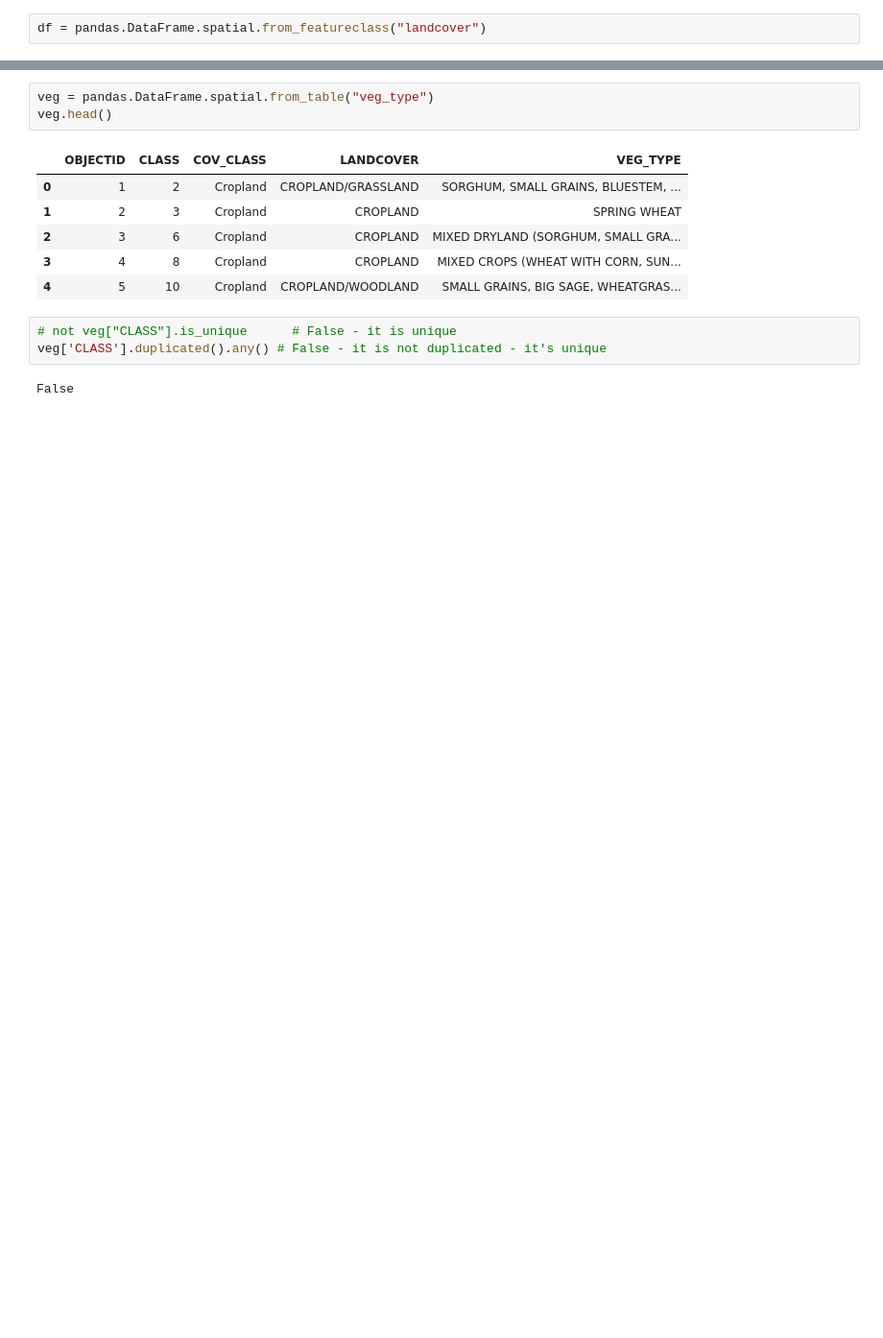
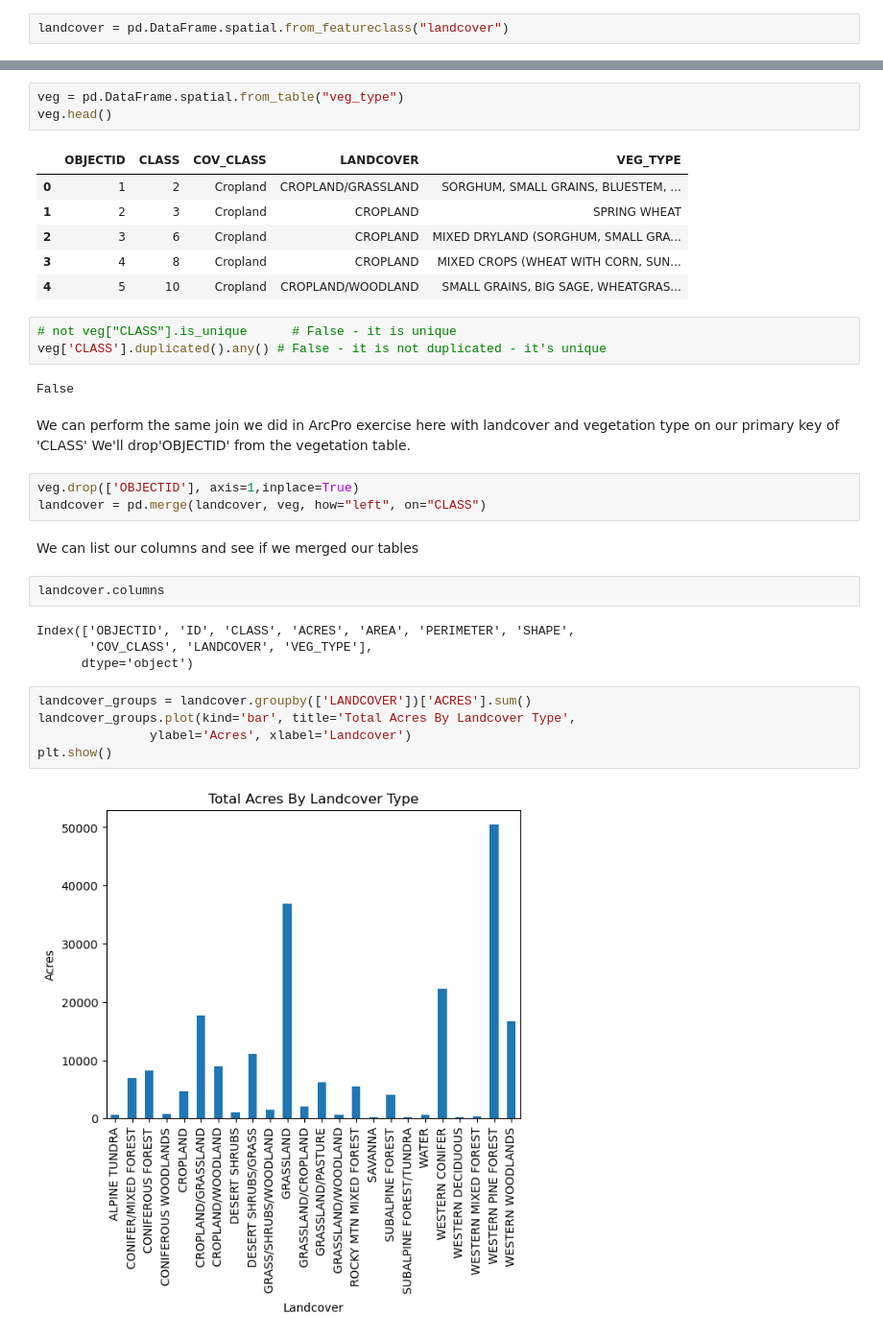
Before and after one commit to mhweber/UW_GIS_Material, a Jupyter notebook: ExploreTableFields.ipynb, the cells around one changed output, grey strips where cells are left out. Shown: that part at 96% size. Cells and saved outputs as stored; diff of their text form; blank space fills up the shorter version.

```diff
--- a/ExploreTableFields.ipynb
+++ b/ExploreTableFields.ipynb
@@ -5,6 +9,6 @@ import arcgis, pandas
 # %% [markdown]
 Read in the landover feature class in our ArcPro session as a spatially enabled dataframe (an arcgis class that makes our spatial data a 'pandas' data frame with a geometry list column (pandas is one of if not the most used data science libraries in Python)
 # %%
-df = pandas.DataFrame.spatial.from_featureclass("landcover")
+landcover = pd.DataFrame.spatial.from_featureclass("landcover")
 # %% [markdown]
 We can simply type the object name to see a snapshot of rows and columns
@@ -53,7 +57,7 @@ False
 # %% [markdown]
 How about in the vegetation type table?
 # %%
-veg = pandas.DataFrame.spatial.from_table("veg_type")
+veg = pd.DataFrame.spatial.from_table("veg_type")
 veg.head()
 # %% [output]
 |  | OBJECTID | CLASS | COV_CLASS | LANDCOVER | VEG_TYPE |
@@ -67,3 +71,24 @@ veg.head()
 veg['CLASS'].duplicated().any() # False - it is not duplicated - it's unique
 # %% [output]
 False
+# %% [markdown]
+We can perform the same join we did in ArcPro exercise here with landcover and vegetation type on our primary key of 'CLASS'
+We'll drop'OBJECTID' from the vegetation table.
+# %%
+veg.drop(['OBJECTID'], axis=1,inplace=True)
+landcover = pd.merge(landcover, veg, how="left", on="CLASS")
+# %% [markdown]
+We can list our columns and see if we merged our tables
+# %%
+landcover.columns
+# %% [output]
+Index(['OBJECTID', 'ID', 'CLASS', 'ACRES', 'AREA', 'PERIMETER', 'SHAPE',
+       'COV_CLASS', 'LANDCOVER', 'VEG_TYPE'],
+      dtype='object')
+# %%
+landcover_groups = landcover.groupby(['LANDCOVER'])['ACRES'].sum()
+landcover_groups.plot(kind='bar', title='Total Acres By Landcover Type',
+               ylabel='Acres', xlabel='Landcover')
+plt.show()
+# %% [output]
+[figure, added]
```
Also changed, not shown: parts of 6 cells of this notebook, 1 other file.
